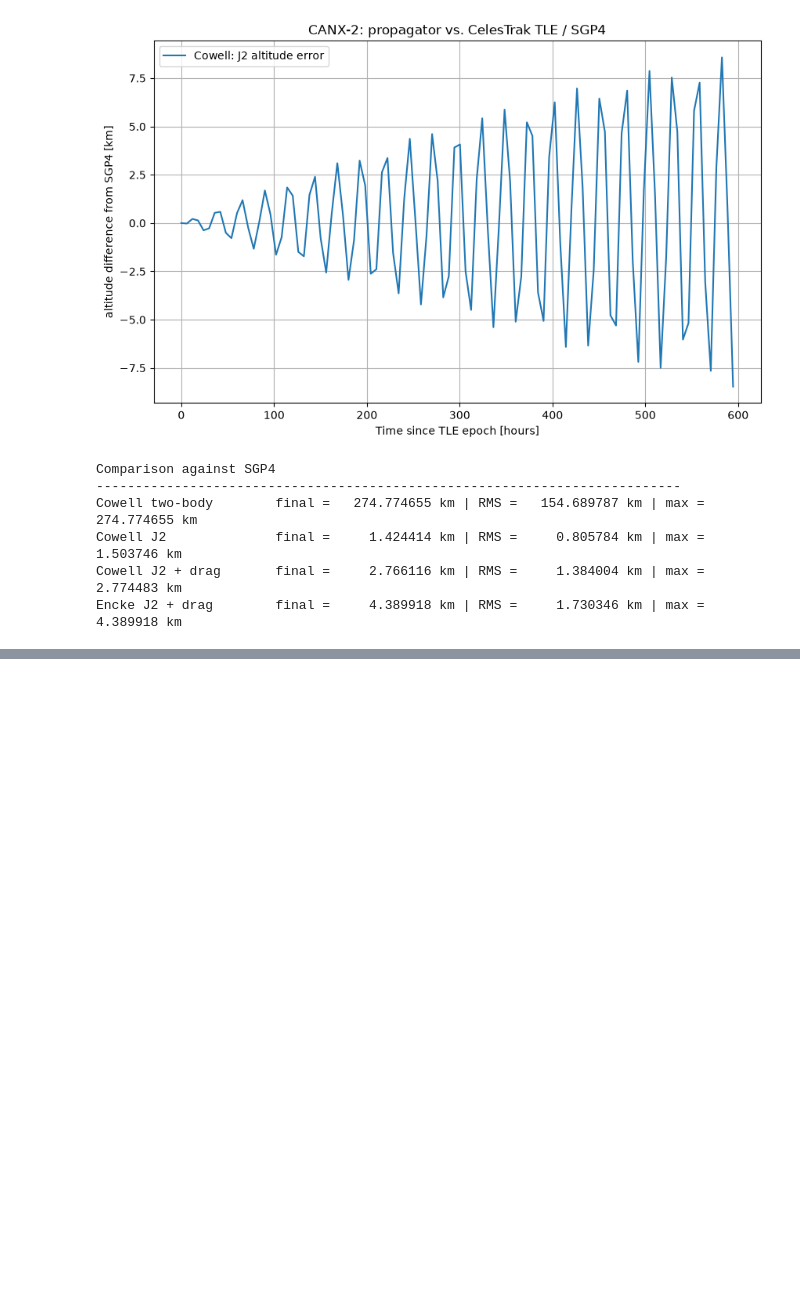
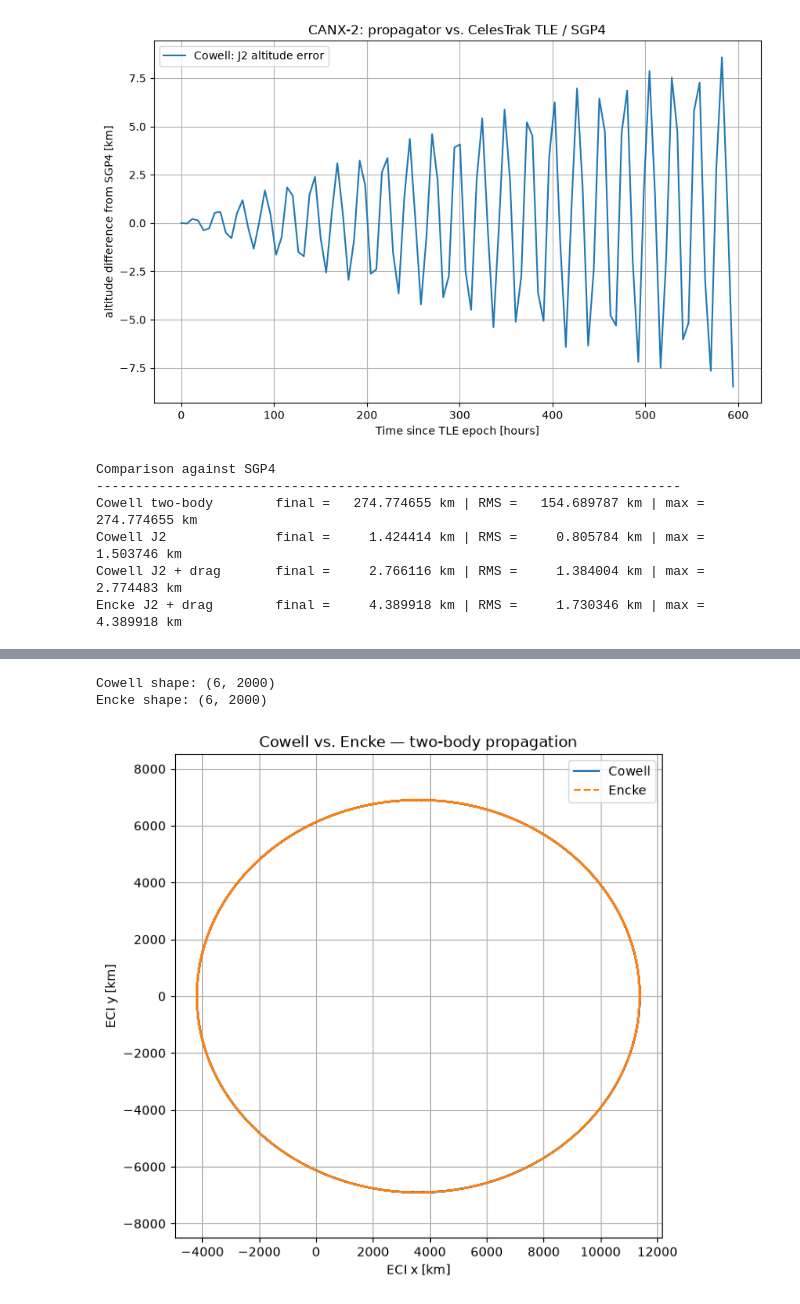
Before and after one commit to utat-ss/adcs-sim, a Jupyter notebook: orbital_propagator_test.ipynb, the cells around one changed output, grey strips where cells are left out. Saved outputs shown, nothing was run; the diff lists cells and outputs as text; code cells hidden in the pictures; blank space fills up the shorter version.

Commit message:
ADDED: new test cases with different orbit shape and propagation time

```diff
--- a/orbital_propagator_test.ipynb
+++ b/orbital_propagator_test.ipynb
@@ -610,0 +652,45 @@ Encke J2 + drag        final =     4.389918 km | RMS =     1.730346 km | max =
+# %%
+duration = 2 * T_orbit
+N = 2000
+
+t_cowell, X_cowell = run_case(
+    x0,
+    duration,
+    method="cowell",
+    J2=False,
+    drag=False,
+    n=N,
+)
+
+t_encke, X_encke = run_case(
+    x0,
+    duration,
+    method="encke",
+    J2=False,
+    drag=False,
+    n=N,
+)
+
+print("Cowell shape:", X_cowell.shape)
+if X_encke is not None:
+    print("Encke shape:", X_encke.shape)
+# %% [output]
+Cowell shape: (6, 2000)
+Encke shape: (6, 2000)
+# %%
+# Plot 1A: trajectory overlay
+plt.figure(figsize=(7, 7))
+plt.plot(X_cowell[0] / 1000, X_cowell[1] / 1000, label="Cowell")
+
+if X_encke is not None:
+    plt.plot(X_encke[0] / 1000, X_encke[1] / 1000, "--", label="Encke")
+
+plt.xlabel("ECI x [km]")
+plt.ylabel("ECI y [km]")
+plt.title("Cowell vs. Encke — two-body propagation")
+plt.axis("equal")
+plt.grid()
+plt.legend()
+plt.show()
+# %% [output]
+[figure, added]
```
Also changed, not shown: parts of 9 cells of this notebook.
